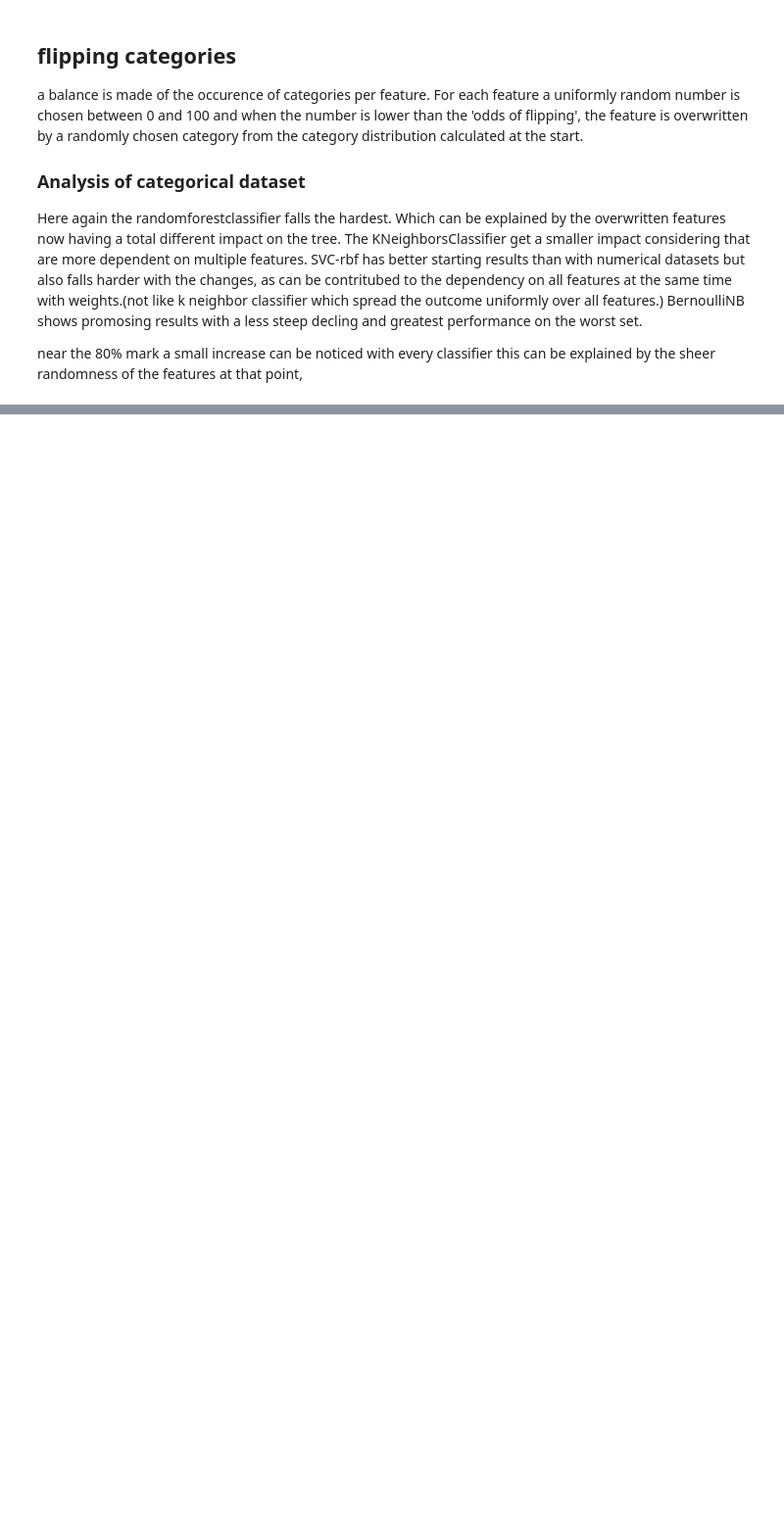
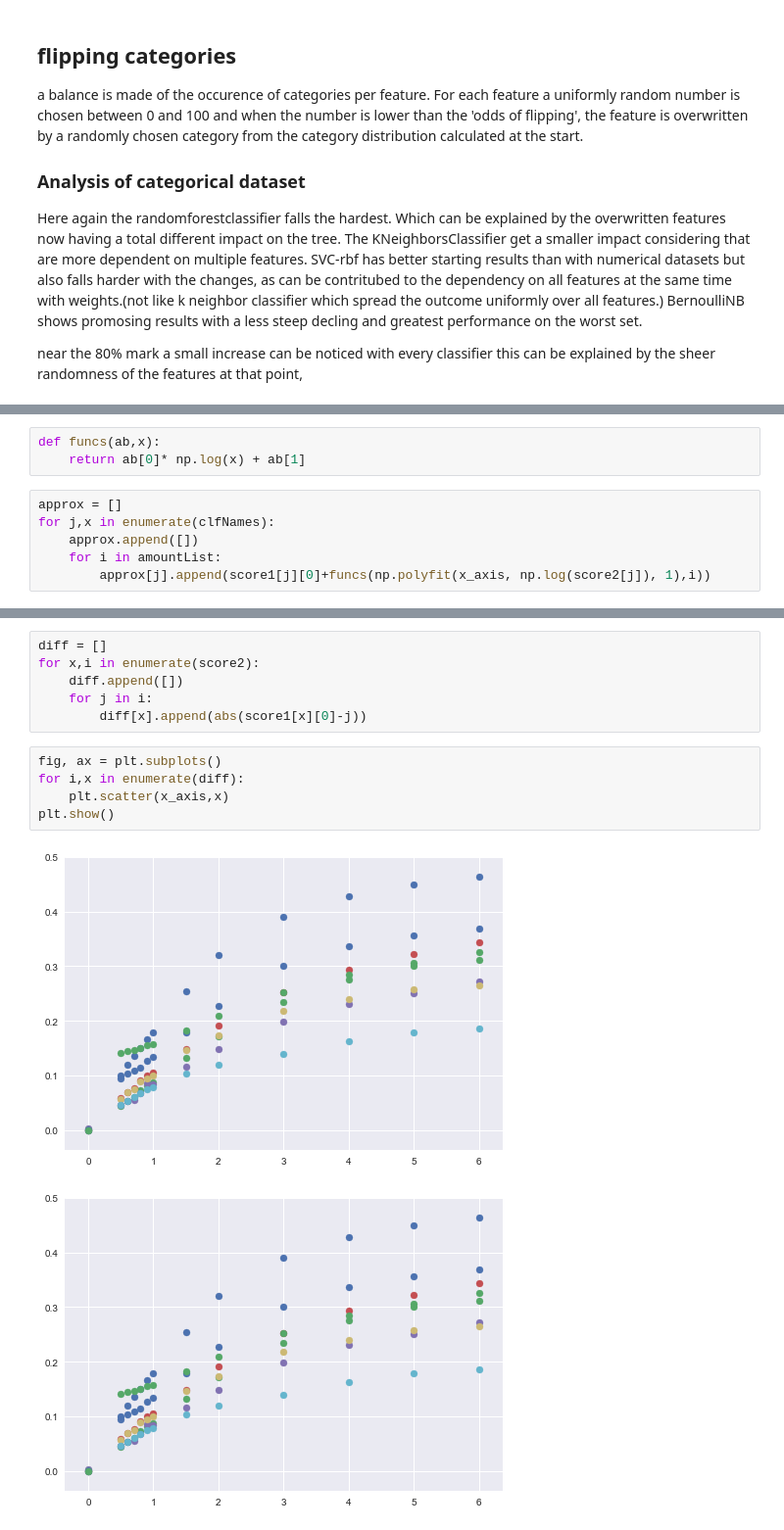
Before and after one commit to lieeuwos/Primitive_annotations, a Jupyter notebook: Showing.ipynb, the cells around one changed output, grey strips where cells are left out. Shown at 98% size. Drawn from its saved outputs; the diff is of its cells as text; blank space fills up the shorter version.

```diff
--- a/Showing.ipynb
+++ b/Showing.ipynb
@@ -514,0 +542,9 @@ For numerical datasets the decline is steeper and does not seem gradual.
+# %%
+def funcs(ab,x):
+    return ab[0]* np.log(x) + ab[1]
+# %%
+approx = []
+for j,x in enumerate(clfNames):
+    approx.append([])
+    for i in amountList:
+        approx[j].append(score1[j][0]+funcs(np.polyfit(x_axis, np.log(score2[j]), 1),i))
@@ -514,0 +592,14 @@ For numerical datasets the decline is steeper and does not seem gradual.
+# %%
+diff = []
+for x,i in enumerate(score2):
+    diff.append([])
+    for j in i:
+        diff[x].append(abs(score1[x][0]-j))
+# %%
+fig, ax = plt.subplots()
+for i,x in enumerate(diff):
+    plt.scatter(x_axis,x)
+plt.show()
+# %% [output]
+[figure, added]
+[figure, added]
```
Also changed, not shown: parts of 12 cells of this notebook, 2 other files.
